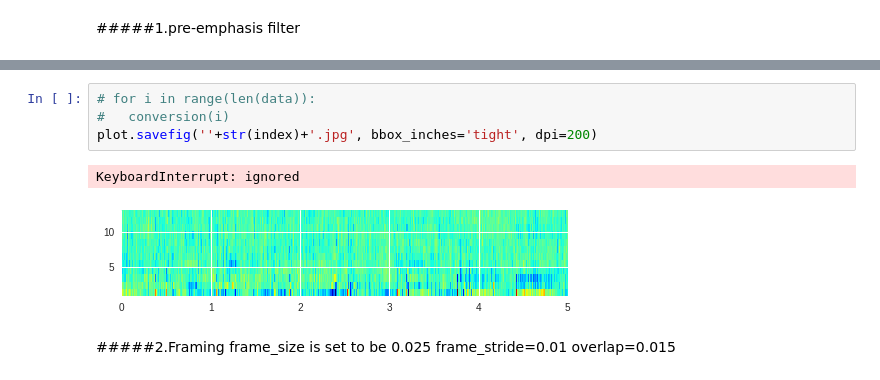
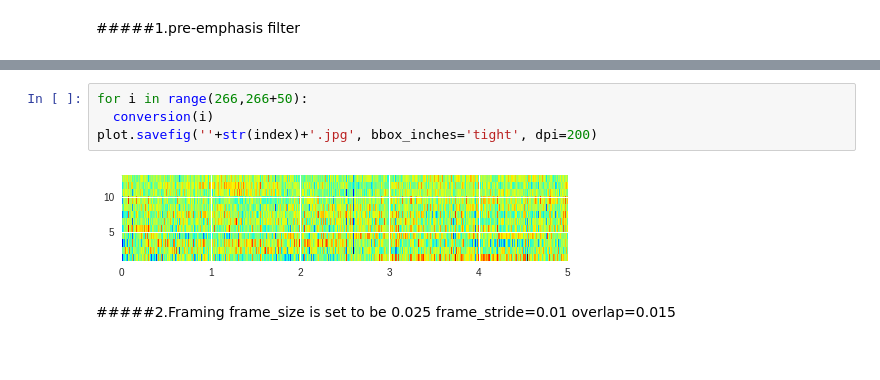
Before and after one commit to unna97/fastai, a Jupyter notebook: Major_project3.ipynb, the cells around one changed output, grey strips where cells are left out. Cells and saved outputs as stored; diff of their text form.

```diff
--- a/Major_project3.ipynb
+++ b/Major_project3.ipynb
@@ -147,10 +182,9 @@ def conversion(index):
 # %%
-# for i in range(len(data)):
-#   conversion(i)
+for i in range(266,266+50):
+  conversion(i)
 plot.savefig(''+str(index)+'.jpg', bbox_inches='tight', dpi=200)
 # %% [output]
-KeyboardInterrupt: ignored
-[figure, old version]
+[figure, new version]
 # %% [markdown]
 #####2.Framing
 frame_size is set to be 0.025
```
Also changed, not shown: parts of 6 cells of this notebook.
